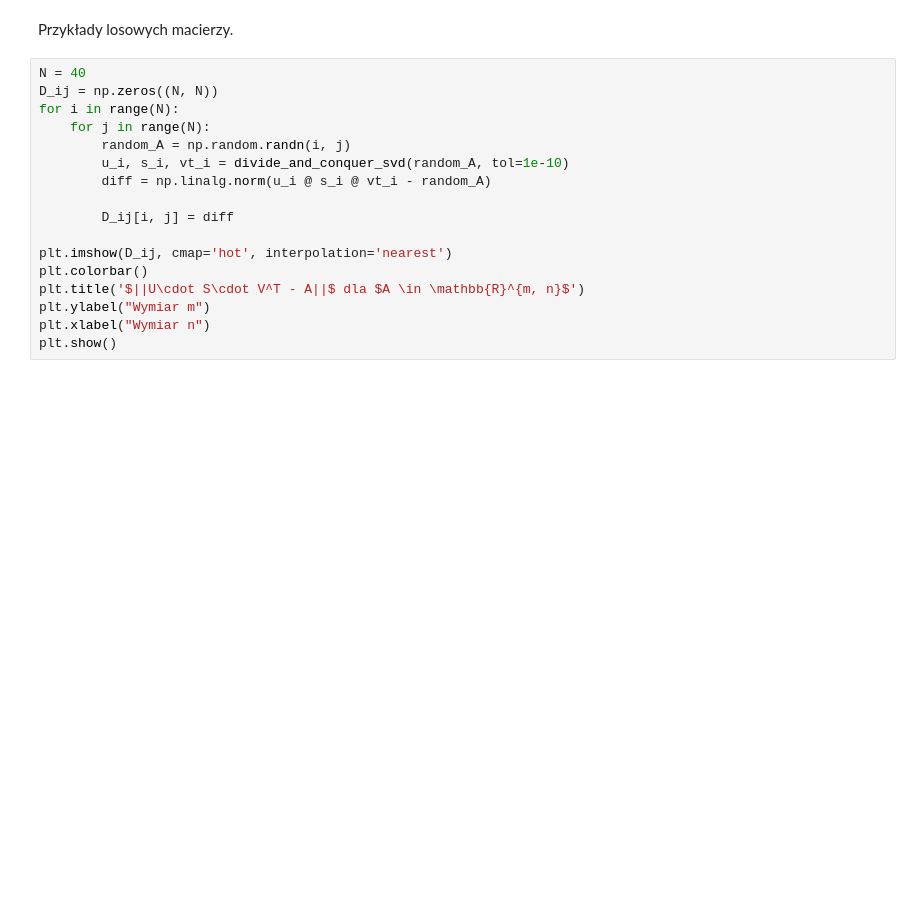
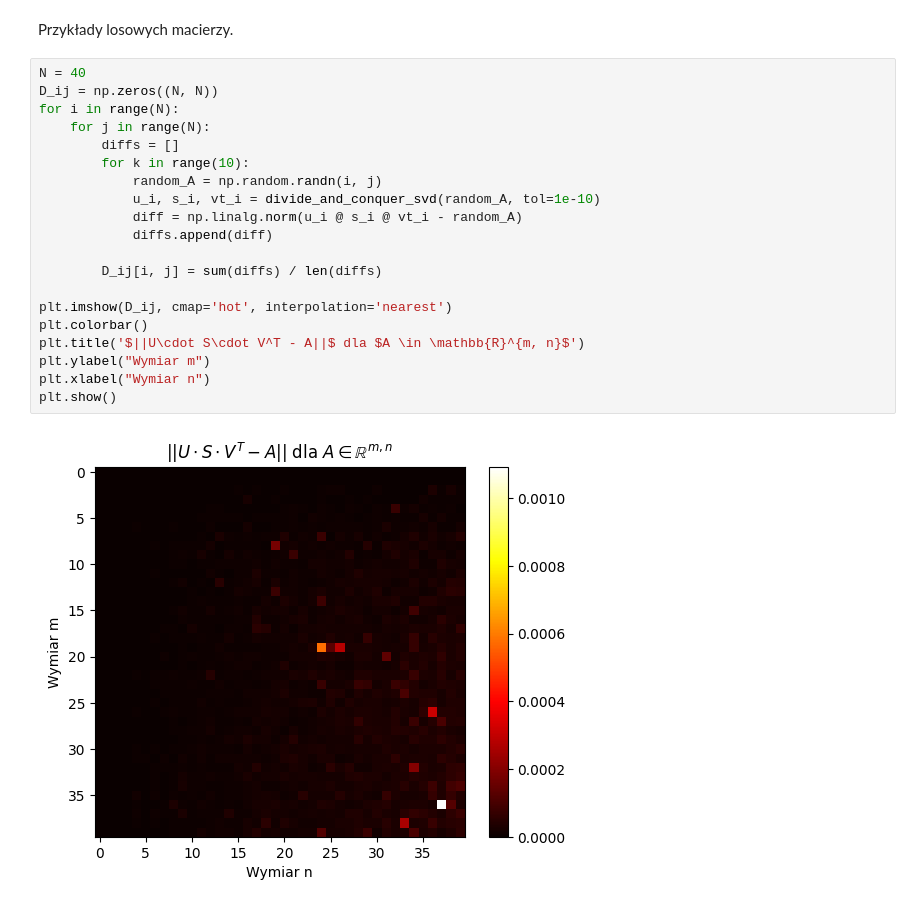
Before and after one commit to tudny/MNUMAD-PZ, a Jupyter notebook: test.ipynb, the cells around one changed output. Saved outputs shown, nothing was run; the diff lists cells and outputs as text; blank space fills up the shorter version.

```diff
--- a/test.ipynb
+++ b/test.ipynb
@@ -124,17 +128,22 @@ Przykłady losowych macierzy.
 # %%
 N = 40
 D_ij = np.zeros((N, N))
 for i in range(N):
     for j in range(N):
-        random_A = np.random.randn(i, j)
-        u_i, s_i, vt_i = divide_and_conquer_svd(random_A, tol=1e-10)
-        diff = np.linalg.norm(u_i @ s_i @ vt_i - random_A)
+        diffs = []
+        for k in range(10):
+            random_A = np.random.randn(i, j)
+            u_i, s_i, vt_i = divide_and_conquer_svd(random_A, tol=1e-10)
+            diff = np.linalg.norm(u_i @ s_i @ vt_i - random_A)
+            diffs.append(diff)
 
-        D_ij[i, j] = diff
+        D_ij[i, j] = sum(diffs) / len(diffs)
 
 plt.imshow(D_ij, cmap='hot', interpolation='nearest')
 plt.colorbar()
 plt.title('$||U\cdot S\cdot V^T - A||$ dla $A \in \mathbb{R}^{m, n}$')
 plt.ylabel("Wymiar m")
 plt.xlabel("Wymiar n")
 plt.show()
+# %% [output]
+[figure, added]
```
Also changed, not shown: parts of 4 cells of this notebook, 1 other file.
